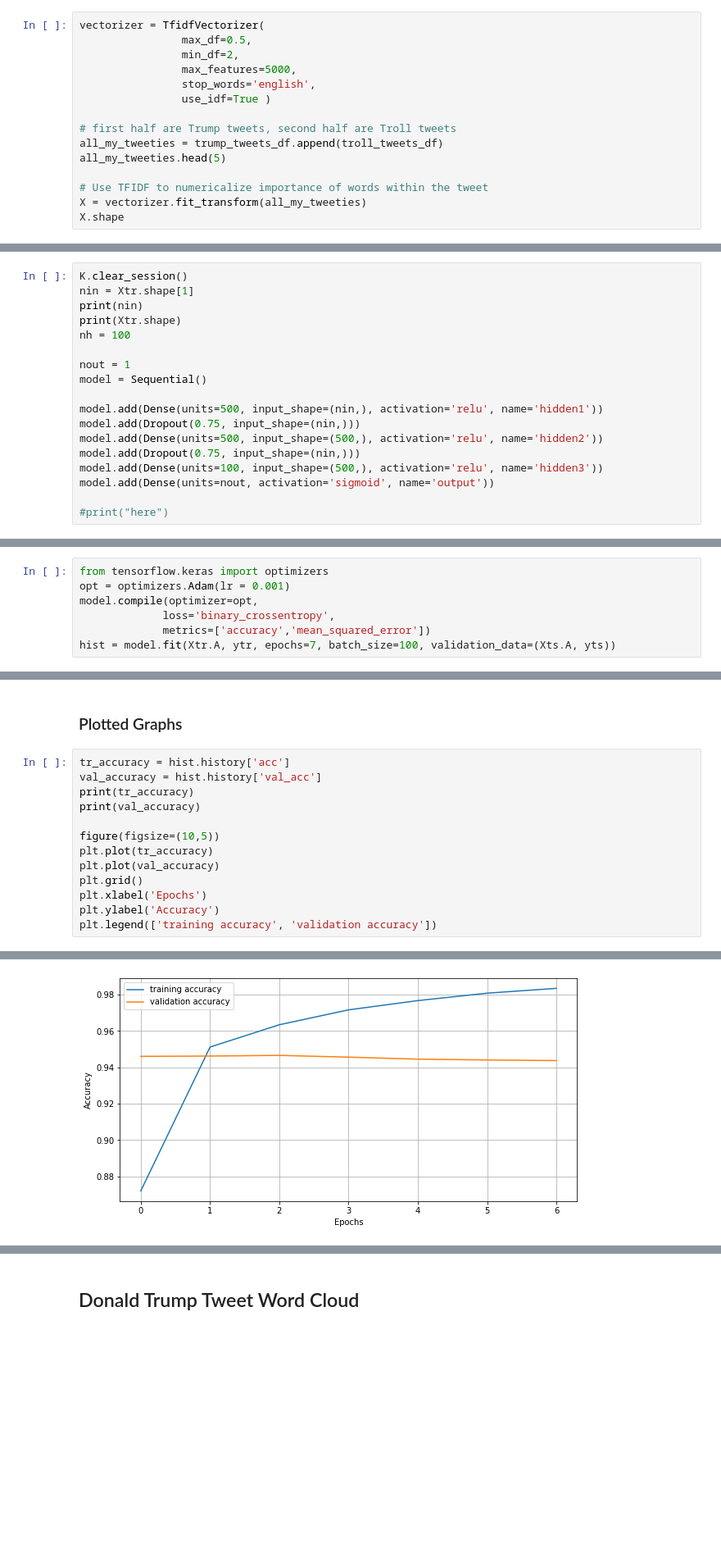
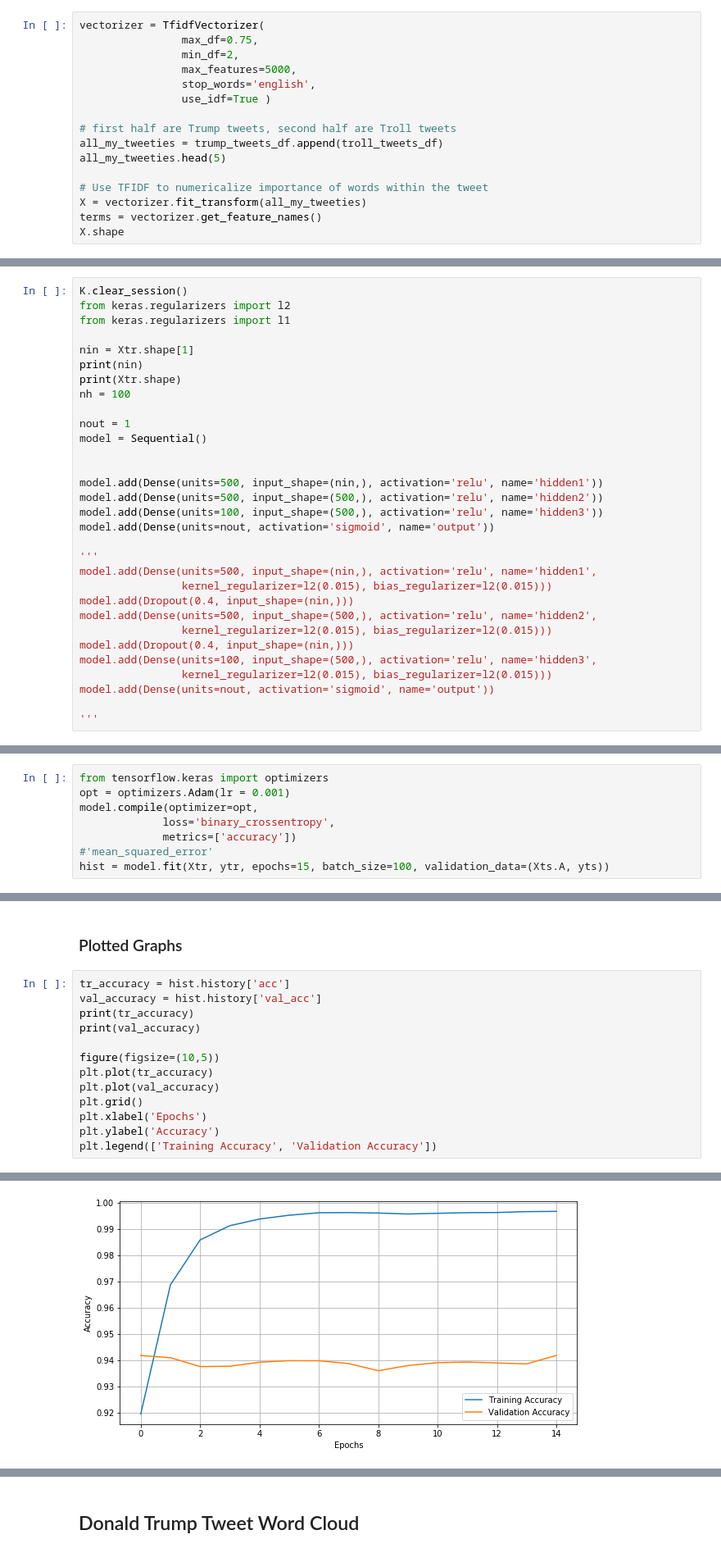
Before and after one commit to mayankvanjani/trump_or_troll, a Jupyter notebook: Trump_or_Troll_G_Collab.ipynb, the cells around one changed output, grey strips where cells are left out. Shown at 82% size. Drawn from its saved outputs; the diff is of its cells as text; blank space fills up the shorter version.

```diff
--- a/Trump_or_Troll_G_Collab.ipynb
+++ b/Trump_or_Troll_G_Collab.ipynb
@@ -89,7 +90,7 @@ Name: content, dtype: object
 - We decided to use a tfidfvectorizer because we care about understanding what words matter. Understanding frequency of the words is pretty useful for this application
 # %%
 vectorizer = TfidfVectorizer(
-                max_df=0.5,
+                max_df=0.75,
                 min_df=2,
                 max_features=5000,
                 stop_words='english',
@@ -101,6 +102,7 @@ all_my_tweeties.head(5)
 
 # Use TFIDF to numericalize importance of words within the tweet
 X = vectorizer.fit_transform(all_my_tweeties)
+terms = vectorizer.get_feature_names()
 X.shape
 # %% [output]
 (60156, 5000)
@@ -174,6 +176,9 @@ Want to use the same X data to train a Neural Network as follows:
 Xtr, Xts, ytr, yts = train_test_split(X, labels, test_size=0.5, random_state=42)
 # %%
 K.clear_session()
+from keras.regularizers import l2
+from keras.regularizers import l1
+
 nin = Xtr.shape[1]
 print(nin)
 print(Xtr.shape)
@@ -182,14 +187,24 @@ nh = 100
 nout = 1
 model = Sequential()
 
+
 model.add(Dense(units=500, input_shape=(nin,), activation='relu', name='hidden1'))
-model.add(Dropout(0.75, input_shape=(nin,)))
 model.add(Dense(units=500, input_shape=(500,), activation='relu', name='hidden2'))
-model.add(Dropout(0.75, input_shape=(nin,)))
 model.add(Dense(units=100, input_shape=(500,), activation='relu', name='hidden3'))
 model.add(Dense(units=nout, activation='sigmoid', name='output'))
 
-#print("here")
+'''
+model.add(Dense(units=500, input_shape=(nin,), activation='relu', name='hidden1',
+                kernel_regularizer=l2(0.015), bias_regularizer=l2(0.015)))
+model.add(Dropout(0.4, input_shape=(nin,)))
+model.add(Dense(units=500, input_shape=(500,), activation='relu', name='hidden2',
+                kernel_regularizer=l2(0.015), bias_regularizer=l2(0.015)))
+model.add(Dropout(0.4, input_shape=(nin,)))
+model.add(Dense(units=100, input_shape=(500,), activation='relu', name='hidden3',
+                kernel_regularizer=l2(0.015), bias_regularizer=l2(0.015)))
+model.add(Dense(units=nout, activation='sigmoid', name='output'))
+
+'''
 # %% [output]
 5000
 (30078, 5000)
@@ -226,7 +236,8 @@ from tensorflow.keras import optimizers
 opt = optimizers.Adam(lr = 0.001)
 model.compile(optimizer=opt,
              loss='binary_crossentropy',
-             metrics=['accuracy','mean_squared_error'])
-hist = model.fit(Xtr.A, ytr, epochs=7, batch_size=100, validation_data=(Xts.A, yts))
+             metrics=['accuracy'])
+#'mean_squared_error'
+hist = model.fit(Xtr, ytr, epochs=15, batch_size=100, validation_data=(Xts.A, yts))
 # %% [output]
 Train on 30078 samples, validate on 30078 samples
@@ -258,5 +271,5 @@ plt.plot(val_accuracy)
 plt.grid()
 plt.xlabel('Epochs')
 plt.ylabel('Accuracy')
-plt.legend(['training accuracy', 'validation accuracy'])
+plt.legend(['Training Accuracy', 'Validation Accuracy'])
 # %% [output]
@@ -265,2 +278,2 @@ plt.legend(['training accuracy', 'validation accuracy'])
 <matplotlib.legend.Legend at 0x...>
-[figure, old version]
+[figure, new version]
```
Also changed, not shown: parts of 9 cells of this notebook, 2 other files.
